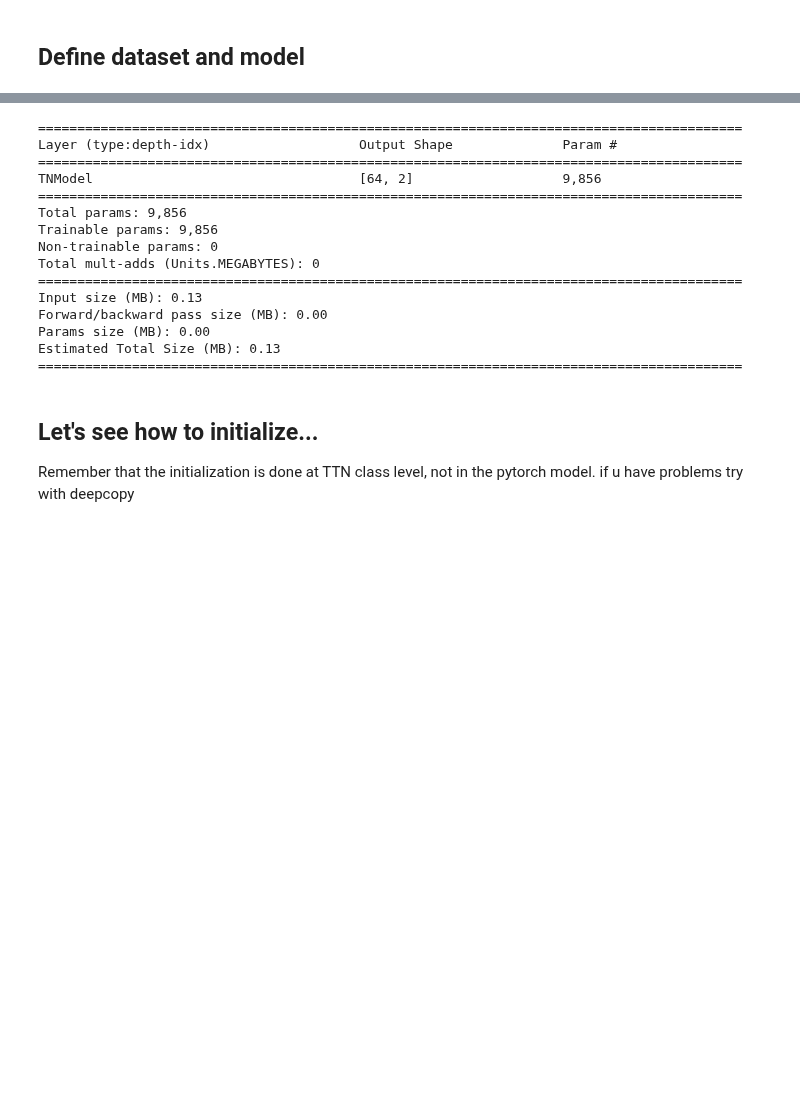
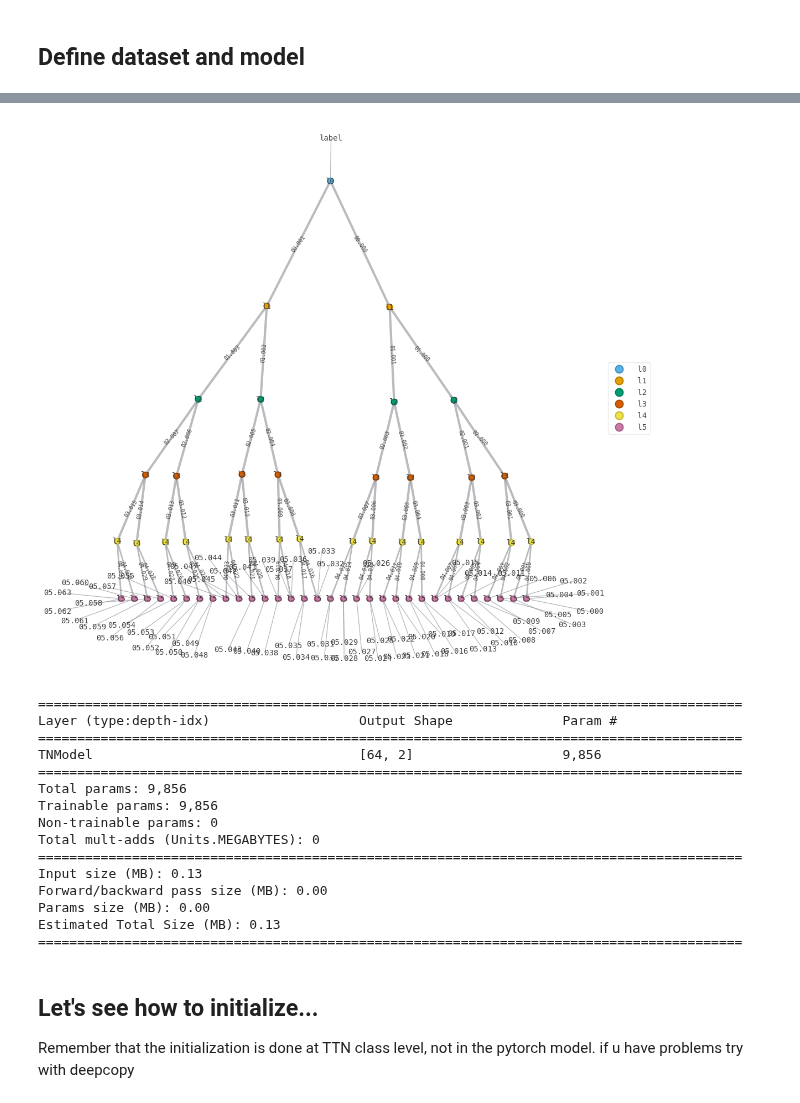
Before and after one commit to c0pp1/TTN4HEP, a Jupyter notebook: TTN/ttn_init.ipynb, the cells around one changed output, grey strips where cells are left out. Cells and saved outputs as stored; diff of their text form; code cells hidden in the pictures; blank space fills up the shorter version.

```diff
--- a/TTN/ttn_init.ipynb
+++ b/TTN/ttn_init.ipynb
@@ -23,22 +23,26 @@ import matplotlib.pyplot as plt
 root_dir = '../'
 h = 8
 BATCH_SIZE = 64
-NUM_WORKERS = 8
-DEVICE = 'cpu'
+DEVICE = 'cuda' if torch.cuda.is_available() else 'cpu'
+DATA_LOADING_DEVICE = 'cpu'
+NUM_WORKERS = torch.get_num_threads() if DATA_LOADING_DEVICE == 'cpu' else 0
 selected_labels = [0, 1]
 
 mnist_test  = tv.datasets.MNIST(root_dir + 'data', download=True, train=False, transform=get_ttn_transform(h))
-mnist_train = tv.datasets.MNIST(root_dir + 'data', download=True, train=True, transform=get_ttn_transform(h, device=DEVICE))
+mnist_train = tv.datasets.MNIST(root_dir + 'data', download=True, train=True, transform=get_ttn_transform(h, device=DATA_LOADING_DEVICE))
 mnist_train_visual = tv.datasets.MNIST(root_dir + 'data', download=True, train=True, transform=get_ttn_transform_visual(h))
 
 balanced_train, balanced_test = balance(selected_labels, mnist_train, mnist_test)
 
-test_dl = torch.utils.data.DataLoader(balanced_test, batch_size=BATCH_SIZE, shuffle=True, pin_memory=True, num_workers=NUM_WORKERS)
-train_dl = torch.utils.data.DataLoader(balanced_train, batch_size=BATCH_SIZE, shuffle=True, pin_memory=(DEVICE != 'cuda'), num_workers=NUM_WORKERS)
+test_dl = torch.utils.data.DataLoader(balanced_test, batch_size=BATCH_SIZE, pin_memory=True, num_workers=NUM_WORKERS)
+train_dl = torch.utils.data.DataLoader(balanced_train, batch_size=BATCH_SIZE, shuffle=True, pin_memory=(DATA_LOADING_DEVICE != 'cuda'), num_workers=NUM_WORKERS)
 train_visual = torch.utils.data.DataLoader(mnist_train_visual, batch_size=BATCH_SIZE)
 # %%
-MyTTN = TTN(h**2, n_labels=2, bond_dim=8, device='cuda')
-model = TNModel(MyTTN)
+n_labels = len(selected_labels)
+BOND_DIM = 8
+
+MyTTN = TTN(h**2, n_labels=2, bond_dim=BOND_DIM, device=DEVICE)
+model = TNModel(MyTTN, init={'initialize': False})
 model.draw()
 summary(model, input_size=next(iter(train_dl))[0].squeeze().shape, dtypes=[torch.complex128])
 # %% [output]
@@ -46,3 +49,4 @@ summary(model, input_size=next(iter(train_dl))[0].squeeze().shape, dtypes=[torch
+[figure, added]
 ==========================================================================================
 Layer (type:depth-idx)                   Output Shape              Param #
 ==========================================================================================
```
Also changed, not shown: parts of 13 cells of this notebook, 3 other files.
